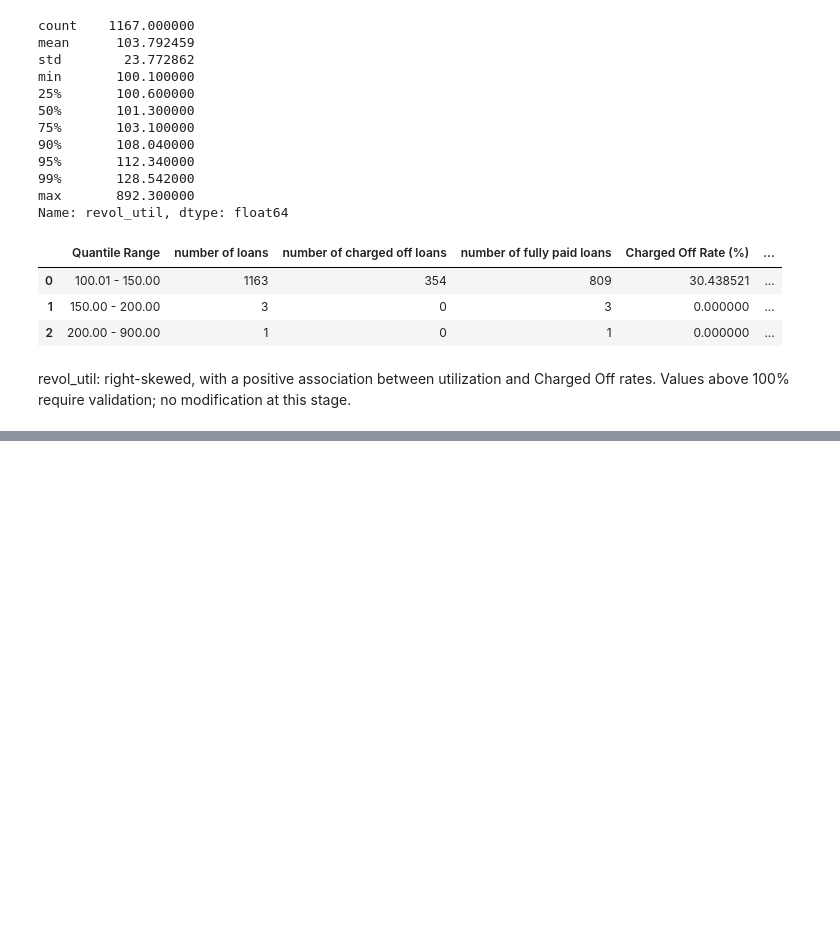
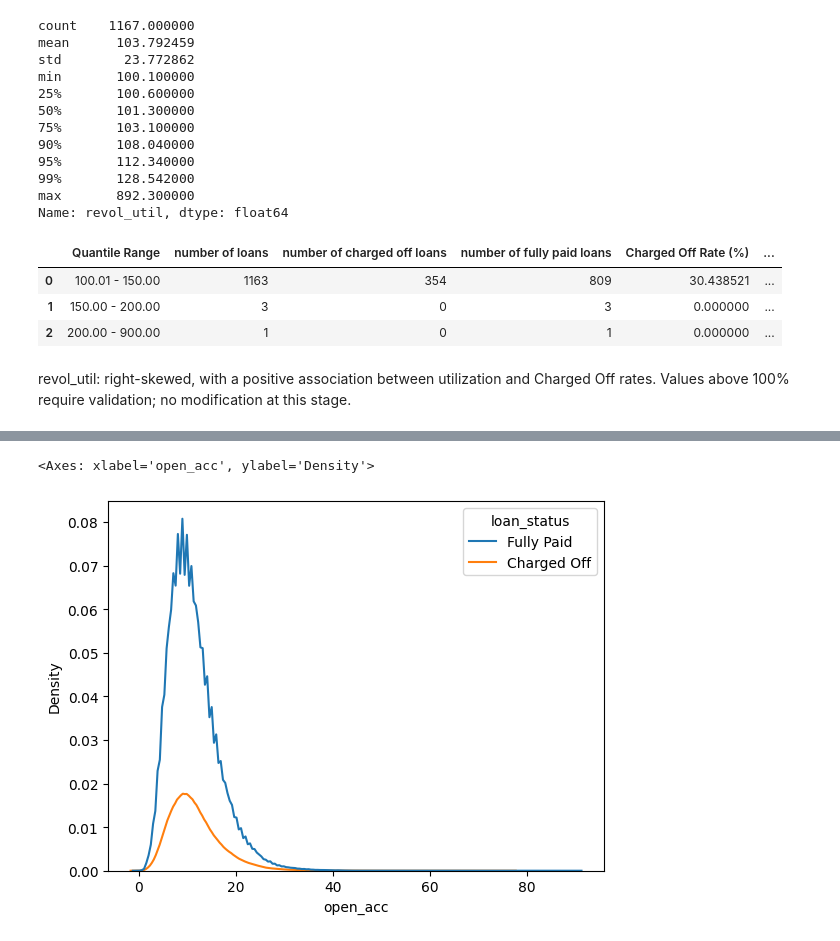
Before and after one commit to sri9079/Loan_tap, a Jupyter notebook: loan_tap_Case Study.ipynb, the cells around one changed output, grey strips where cells are left out. Cells and saved outputs as stored; diff of their text form; code cells hidden in the pictures; blank space fills up the shorter version.

```diff
--- a/loan_tap_Case Study.ipynb
+++ b/loan_tap_Case Study.ipynb
@@ -2149,0 +2175,5 @@ revol_util: right-skewed, with a positive association between utilization and Ch
+# %%
+sns.kdeplot(x='open_acc',hue='loan_status',data=data)
+# %% [output]
+<Axes: xlabel='open_acc', ylabel='Density'>
+[figure, added]
```
Also changed, not shown: parts of 28 cells of this notebook.
